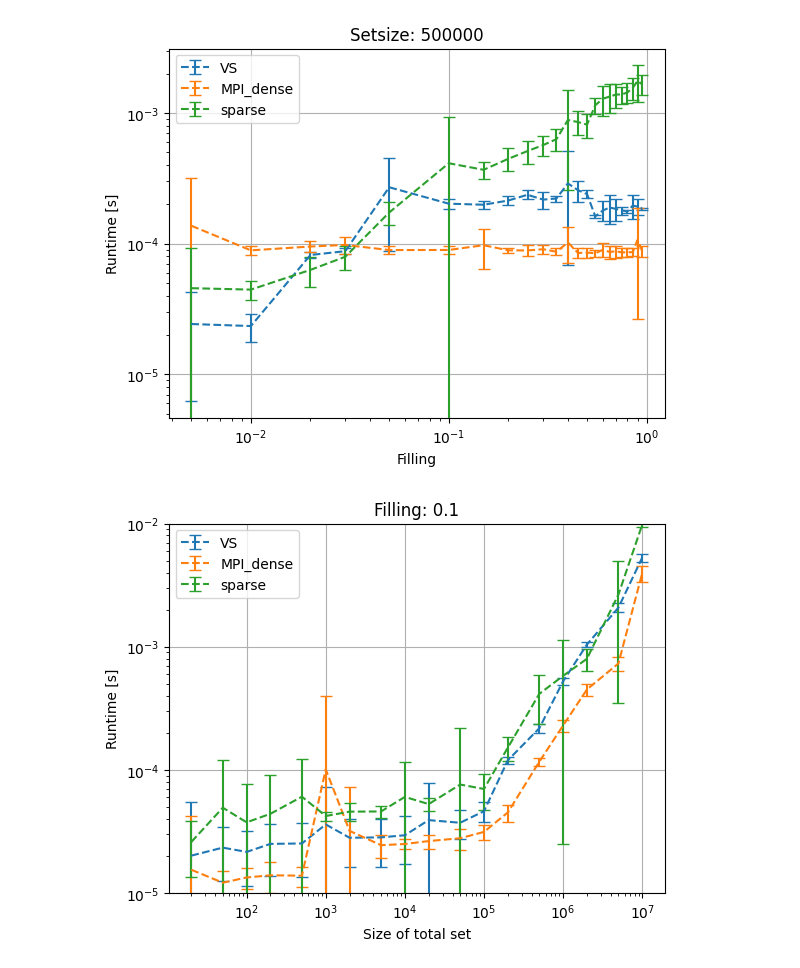
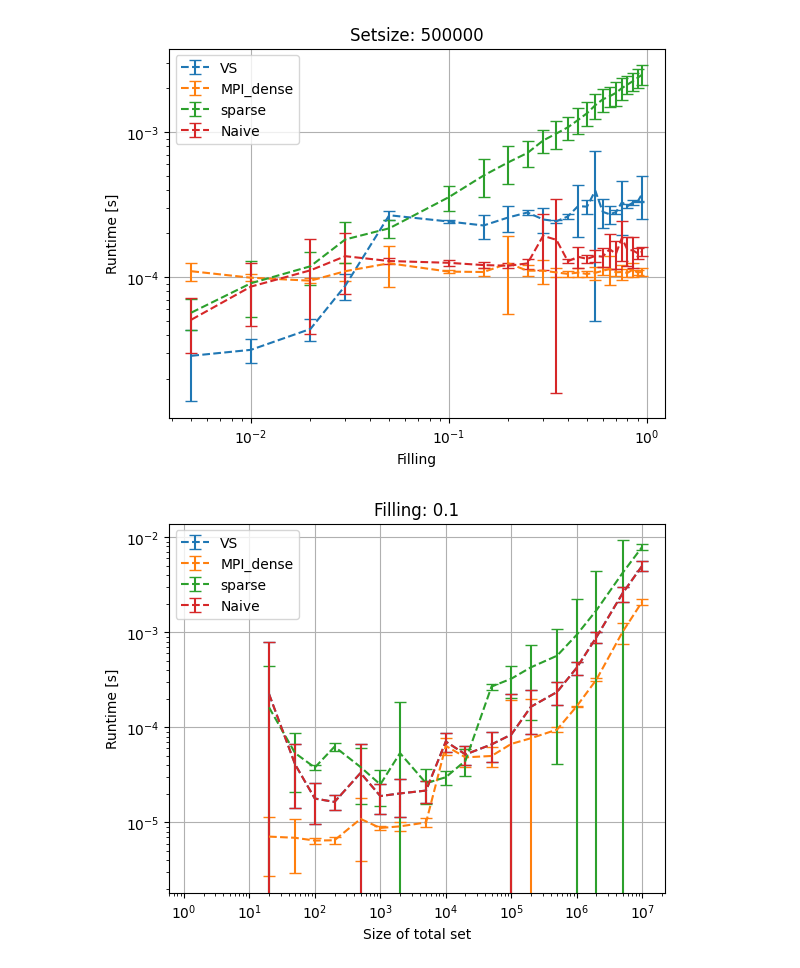
Before and after one commit to Frieder22/graph500, a Jupyter notebook: plots.ipynb, the cells around one changed output. Cells and saved outputs as stored; diff of their text form; code cells hidden in the pictures.

Commit message:
Added Naive Variant

```diff
--- a/plots.ipynb
+++ b/plots.ipynb
@@ -68,11 +68,12 @@ def getMeanAndError(dict):
 # %%
 # filling series plot
 setsize = "500000"
-NNodes = 32
-perNode = 1
+NNodes = 4
+perNode = 32
 func = "exact_Halfing"
 
 filepath = "data/performanceData/" + func + "_" + str(NNodes) + "x" + str(perNode) +  "_fillingSeries_" + setsize + ".txt"
+#filepath = "data/performanceData/" + func + "_local_fillingSeries_" + setsize + ".txt"
 
 vertexSet, dense, sparse = parser(filepath)
 
@@ -88,6 +89,16 @@ ax.errorbar(fillings, vals, yerr=errors, ls="--", capsize=4, label="MPI_dense")
 fillings, vals, errors = getMeanAndError(sparse)
 ax.errorbar(fillings, vals, yerr=errors, ls="--", capsize=4, label="sparse")
 
+temp = func
+func = "naive"
+filepath = "data/performanceData/" + func + "_" + str(NNodes) + "x" + str(perNode) +  "_fillingSeries_" + setsize + ".txt"
+#filepath = "data/performanceData/" + func + "_local_fillingSeries_" + setsize + ".txt"
+vertexSet, dense, sparse = parser(filepath)
+func = temp
+
+fillings, vals, errors = getMeanAndError(vertexSet)
+ax.errorbar(fillings, vals, yerr=errors, ls="--", capsize=4, label="Naive")
+
 ax.set_yscale("log")
 ax.set_xscale("log")
 
@@ -100,38 +111,46 @@ plt.title("Setsize: " + setsize)
 
 plt.savefig("./data/figs/fillingSeries_" + setsize + ".png")
 # %% [output]
-[figure, old version]
+[figure, new version]
 # %%
 filling = "0.100000"
 
 filepath = "data/performanceData/" + func + "_" + str(NNodes) + "x" + str(perNode) +  "_sizeSeries_" + filling + ".txt"
+#filepath = "data/performanceData/" + func + "_local_sizeSeries_" + filling + ".txt"
 
 
 vertexSet, dense, sparse = parser(filepath)
 
 fig = plt.figure
 ax = plt.axes()
 
 sizes, vals, errors = getMeanAndError(vertexSet)
 ax.errorbar(sizes, vals, ls="--", yerr=errors, capsize=4, label="VS")
 
 sizes, vals, errors = getMeanAndError(dense)
 ax.errorbar(sizes, vals, ls="--", yerr=errors, capsize=4, label="MPI_dense")
 
 sizes, vals, errors = getMeanAndError(sparse)
 ax.errorbar(sizes, vals, ls="--", yerr=errors, capsize=4, label="sparse")
 
 ax.set_xscale("log")
 ax.set_yscale("log")
 
-ax.set_ylim((1e-5, 1e-2))
+
+filling = "0.100000"
+func = "naive"
+filepath = "data/performanceData/" + func + "_" + str(NNodes) + "x" + str(perNode) +  "_sizeSeries_" + filling + ".txt"
+vertexSet, dense, sparse = parser(filepath)
+sizes, vals, errors = getMeanAndError(vertexSet)
+ax.errorbar(sizes, vals, ls="--", yerr=errors, capsize=4, label="Naive")
+#ax.set_ylim((1e-5, 1e-2))
 
 ax.grid()
 ax.set_xlabel("Size of total set")
 ax.set_ylabel("Runtime [s]")
 ax.legend()
 plt.title("Filling: 0.1")
 
 plt.savefig("./data/figs/sizeSeries.png")
 # %% [output]
-[figure, old version]
+[figure, new version]
```
Also changed, not shown: 8 other files.
